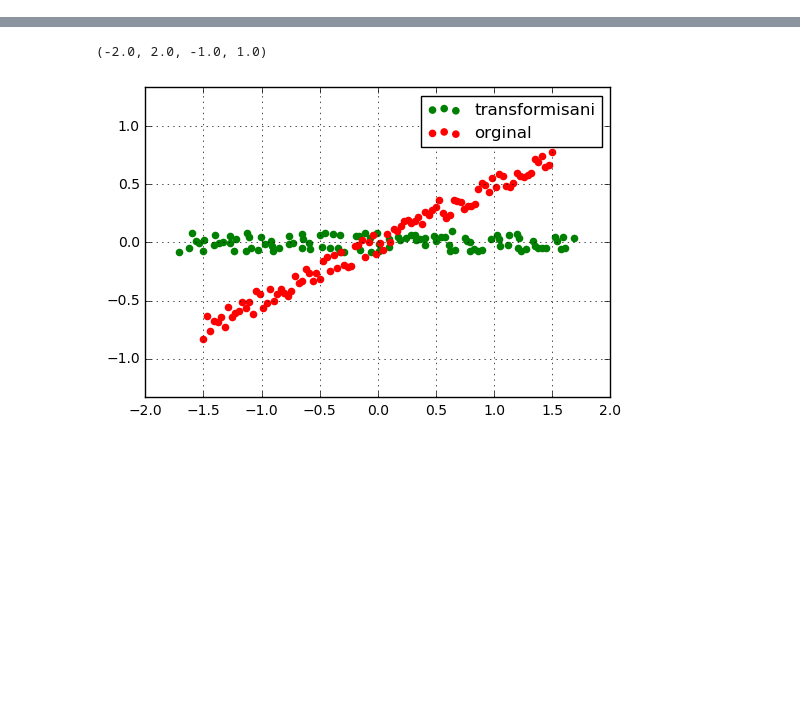
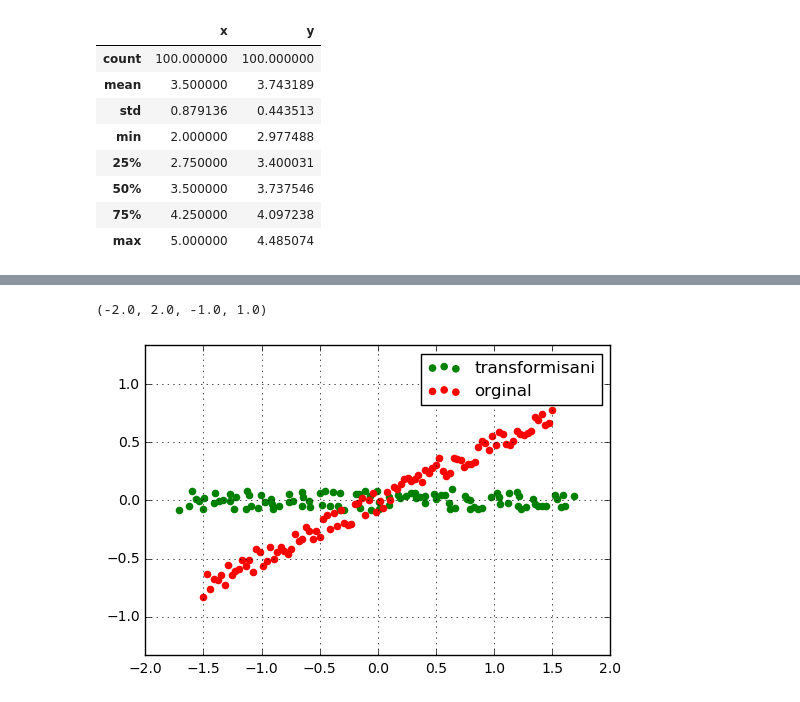
Before and after one commit to ftn-ai-lab/sc-2016-e2, a Jupyter notebook: teorija/notebooks/SC13-PCA-pojednostavljeno.ipynb, the cells around one changed output, grey strips where cells are left out. Cells and saved outputs as stored; diff of their text form; code cells hidden in the pictures; blank space fills up the shorter version.

```diff
--- a/teorija/notebooks/SC13-PCA-pojednostavljeno.ipynb
+++ b/teorija/notebooks/SC13-PCA-pojednostavljeno.ipynb
@@ -12,0 +26,3 @@ y = 2+0.5*x+2*err*np.random.rand(len(x))-err
+# %%
+data = pd.DataFrame(np.column_stack((x,y)), columns=list('xy'))
+data.head()
@@ -12,0 +45,12 @@ y = 2+0.5*x+2*err*np.random.rand(len(x))-err
+# %%
+data.describe()
+# %% [output]
+|  | x | y |
+| count | 100.000000 | 100.000000 |
+| mean | 3.500000 | 3.743189 |
+| std | 0.879136 | 0.443513 |
+| min | 2.000000 | 2.977488 |
+| 25% | 2.750000 | 3.400031 |
+| 50% | 3.500000 | 3.737546 |
+| 75% | 4.250000 | 4.097238 |
+| max | 5.000000 | 4.485074 |
```
Also changed, not shown: parts of 33 cells of this notebook, 4 other files.
